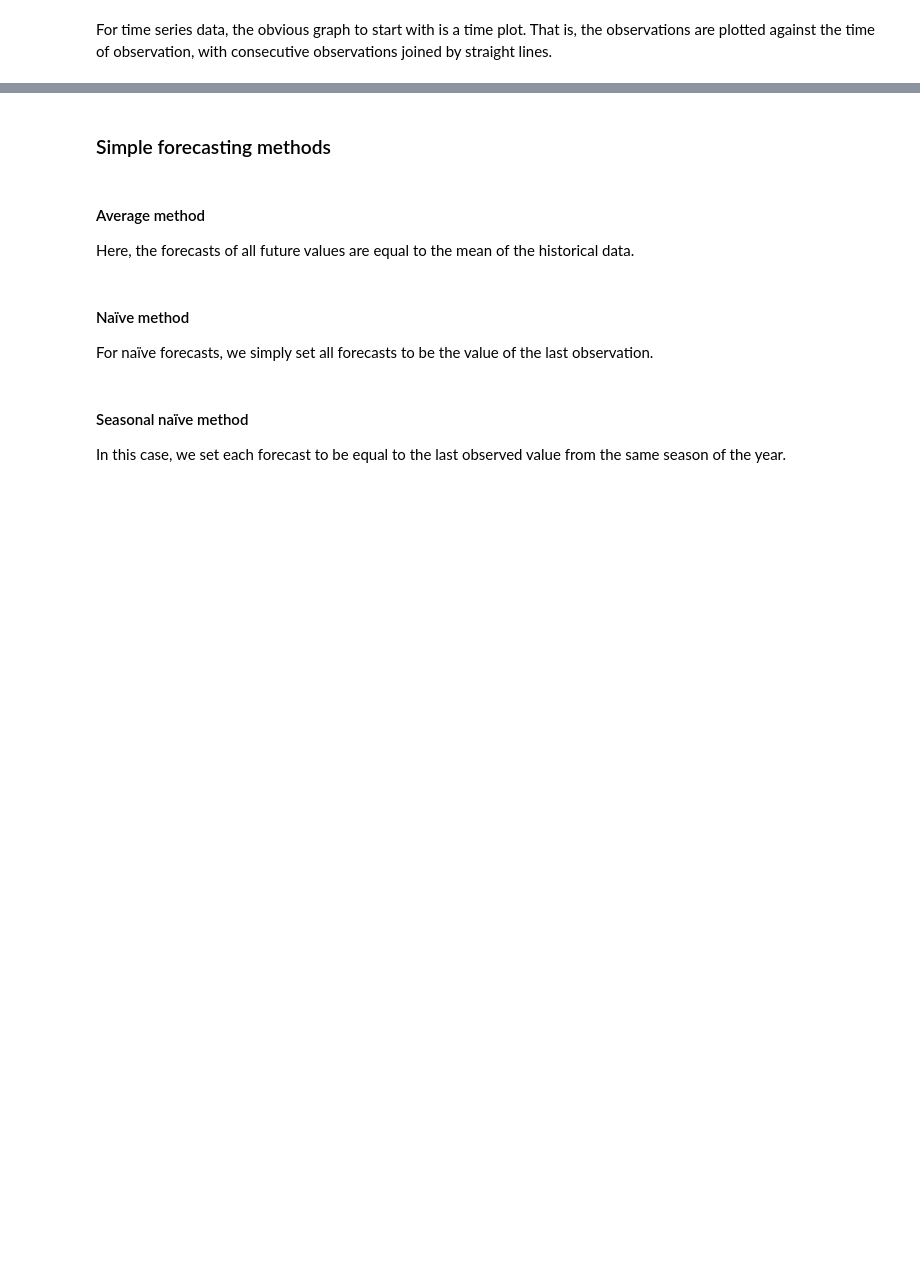
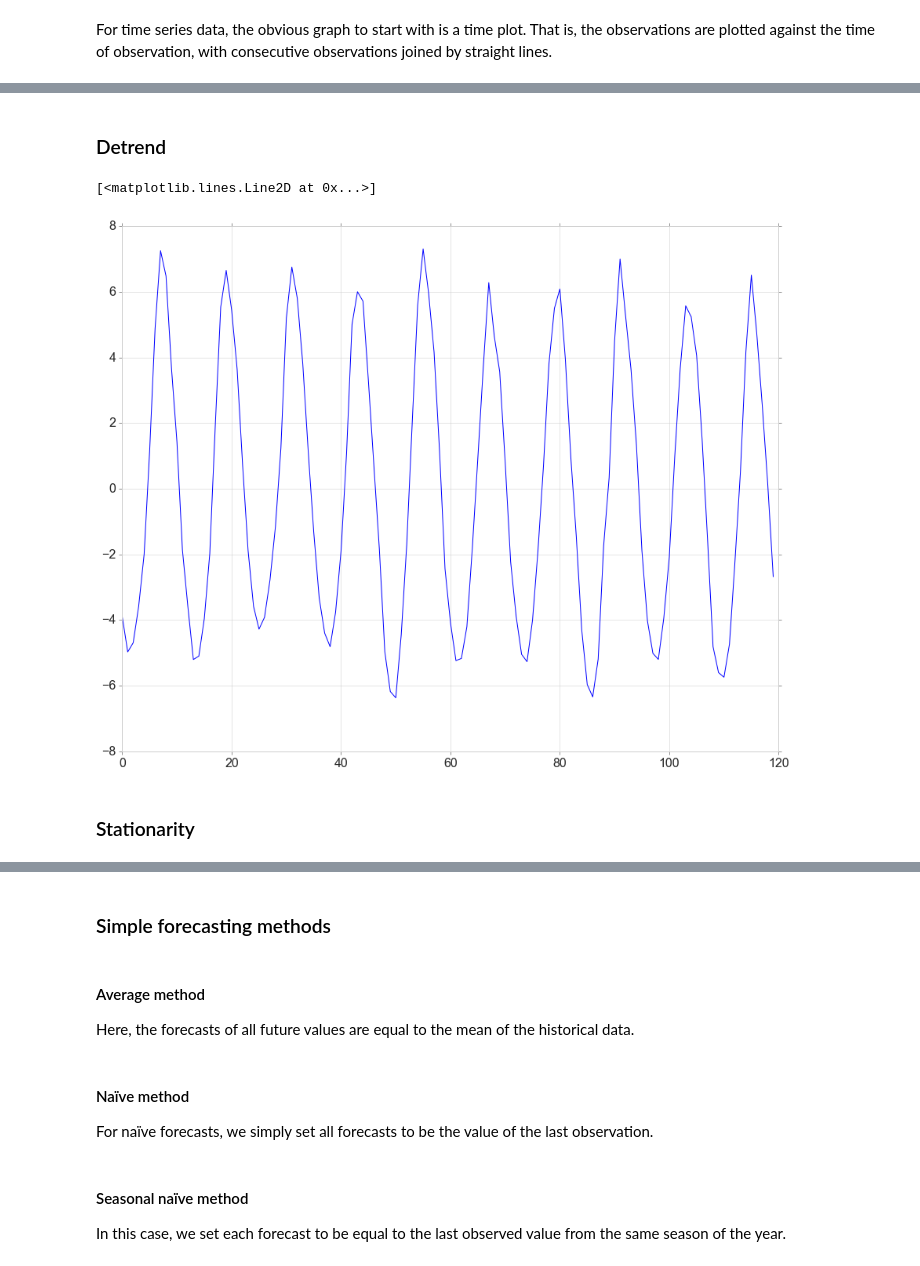
Before and after one commit to Deffro/Data-Science-Portfolio, a Jupyter notebook: Notebooks/Time Series Forecasting/main.ipynb, the cells around one changed output, grey strips where cells are left out. Cells and saved outputs as stored; diff of their text form; code cells hidden in the pictures; blank space fills up the shorter version.

```diff
--- a/Notebooks/Time Series Forecasting/main.ipynb
+++ b/Notebooks/Time Series Forecasting/main.ipynb
@@ -67,0 +105,10 @@ plt.acorr(data['salinity_surface'], maxlags=12)
+# %% [markdown]
+### Detrend
+# %%
+detrended = signal.detrend(data[data['obs_id']==2][['year_month','temperatureSurface']]['temperatureSurface'].values)
+plt.plot(detrended)
+# %% [output]
+[<matplotlib.lines.Line2D at 0x...>]
+[figure, added]
+# %% [markdown]
+### Stationarity
```
Also changed, not shown: parts of 21 cells of this notebook.
